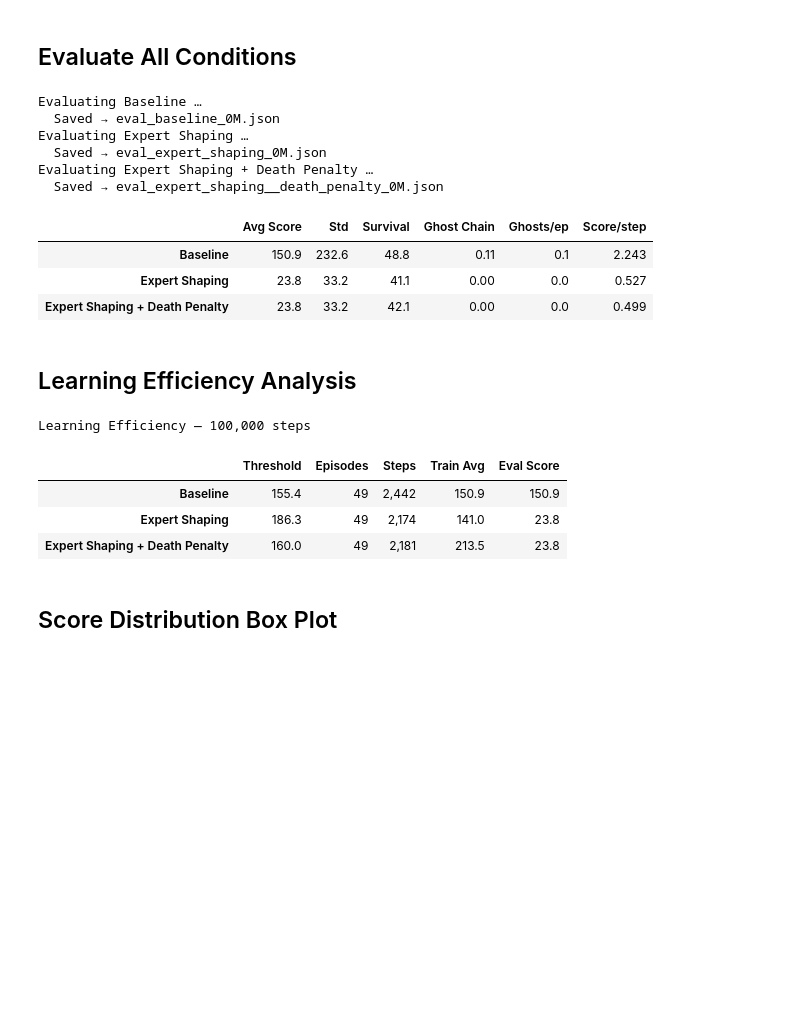
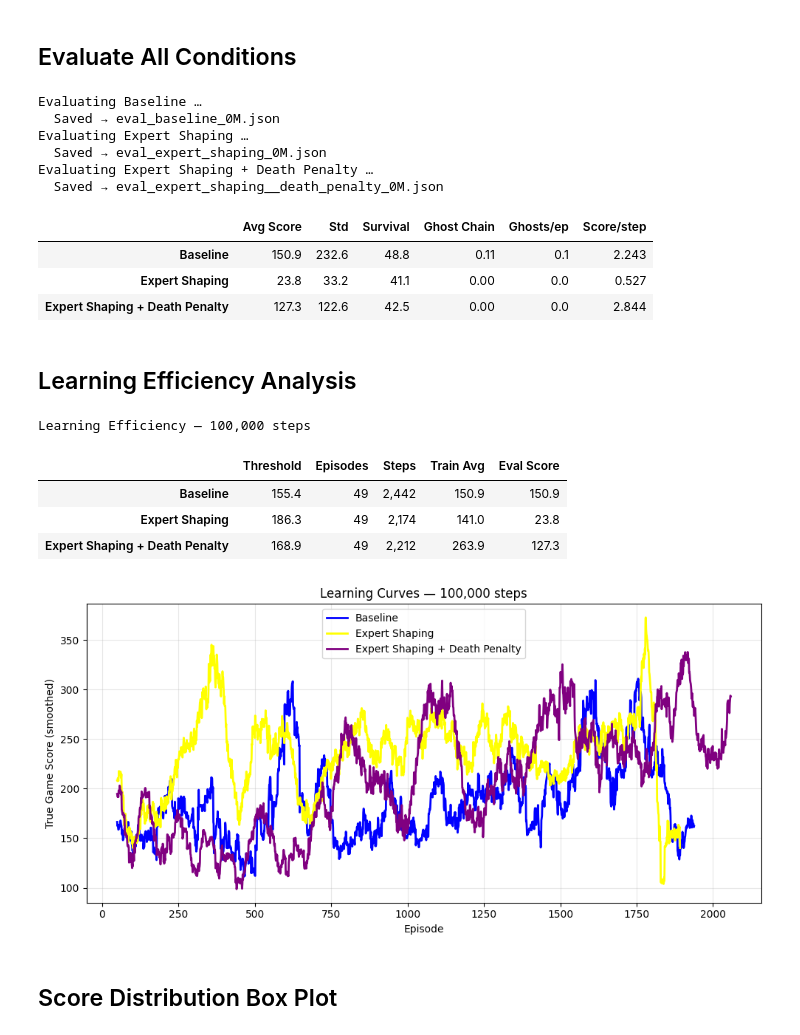
Before and after one commit to AnhTRJotnar/PacManRLTraining, a Jupyter notebook: Pacman.ipynb, the cells around one changed output. Drawn from its saved outputs; the diff is of its cells as text; code cells hidden in the pictures; blank space fills up the shorter version.

Commit message:
fixed plots

```diff
--- a/Pacman.ipynb
+++ b/Pacman.ipynb
@@ -183,7 +178,7 @@ CONDITIONS = {
         "ghost_chain_bonus": 12.0,
         "pellet_streak_bonus": 0.3,
         "fruit_multiplier": 1.5,
-        "death_penalty": -0.1,
+        "death_penalty": -1.0,
         "color": "purple",
         "description": "Chain + streak + fruit + death penalty",
     },
@@ -501,7 +476,7 @@ Evaluating Expert Shaping + Death Penalty …
 |  | Avg Score | Std | Survival | Ghost Chain | Ghosts/ep | Score/step |
 | Baseline | 150.9 | 232.6 | 48.8 | 0.11 | 0.1 | 2.243 |
 | Expert Shaping | 23.8 | 33.2 | 41.1 | 0.00 | 0.0 | 0.527 |
-| Expert Shaping + Death Penalty | 23.8 | 33.2 | 42.1 | 0.00 | 0.0 | 0.499 |
+| Expert Shaping + Death Penalty | 127.3 | 122.6 | 42.5 | 0.00 | 0.0 | 2.844 |
 # %% [markdown]
 ## Learning Efficiency Analysis
 # %%
@@ -555,34 +530,37 @@ display(pd.DataFrame({
         "Train Avg": e["final_train_avg"],
         "Eval Score": e["eval_score"],
     }
     for name, e in efficiency.items()
 }).T)
 
 def plot_learning_curves(results, CONDITIONS, TOTAL_STEPS):
     fig, ax = plt.subplots(figsize=(10, 5))
 
     for name, data in results.items():
         if data is None:
             continue
         rewards = pd.Series(data["episode_rewards"])
         ax.plot(rewards.rolling(50).mean(),
                 color=CONDITIONS[name]["color"],
                 linewidth=2, label=name)
 
     ax.set_xlabel("Episode")
     ax.set_ylabel("True Game Score (smoothed)")
     ax.set_title(f"Learning Curves — {TOTAL_STEPS:,} steps")
     ax.legend()
     ax.grid(alpha=0.3)
     fig.tight_layout()
     fig.savefig(f"plot_learning_curves_{TOTAL_STEPS // 1_000_000}M.png", dpi=130)
     plt.show()
+
+plot_learning_curves(results, CONDITIONS, TOTAL_STEPS)
 # %% [output]
 Learning Efficiency — 100,000 steps
 |  | Threshold | Episodes | Steps | Train Avg | Eval Score |
 | Baseline | 155.4 | 49 | 2,442 | 150.9 | 150.9 |
 | Expert Shaping | 186.3 | 49 | 2,174 | 141.0 | 23.8 |
-| Expert Shaping + Death Penalty | 160.0 | 49 | 2,181 | 213.5 | 23.8 |
+| Expert Shaping + Death Penalty | 168.9 | 49 | 2,212 | 263.9 | 127.3 |
+[figure, added]
 # %% [markdown]
 ## Score Distribution Box Plot
 # %%
```
Also changed, not shown: parts of 6 cells of this notebook, 9 other files.
